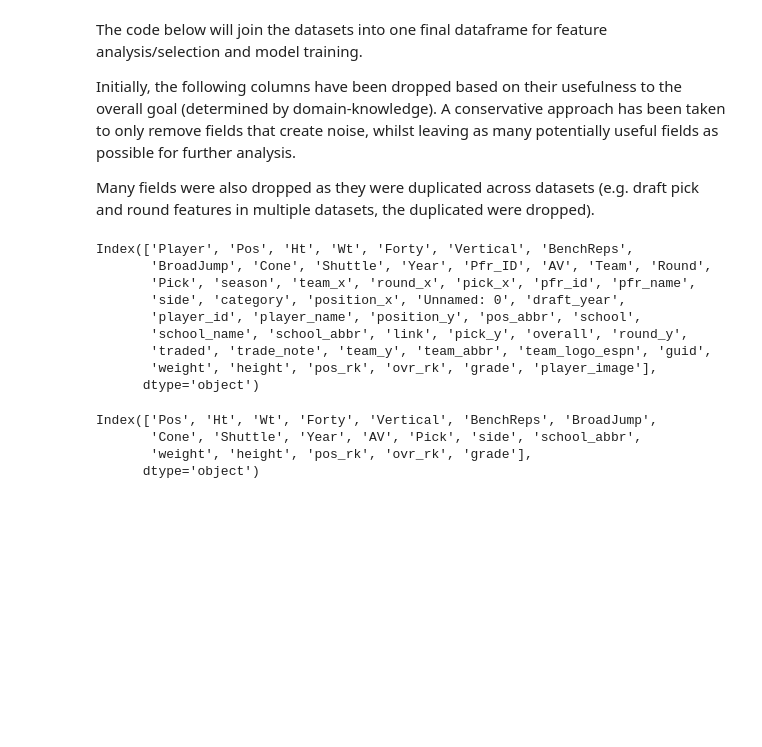
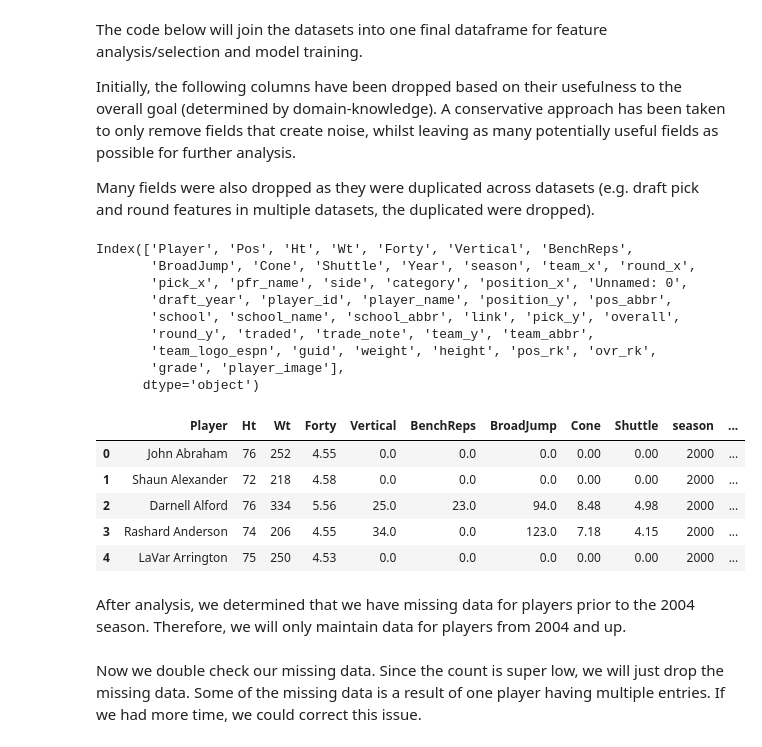
Before and after one commit to Lennyj89/ADS508, a Jupyter notebook: FinalProject.ipynb, the cells around one changed output. Drawn from its saved outputs; the diff is of its cells as text; code cells hidden in the pictures; blank space fills up the shorter version.

```diff
--- a/FinalProject.ipynb
+++ b/FinalProject.ipynb
@@ -131,7 +130,7 @@ dtype: object
 # %% [markdown]
 Unfortunately in this dataset, the player_id field contained many NaN's and was hence dropped. Instead, the player name (pfr_name) will be used to join data sets.
 # %%
-picks = read_csv('draft_picks.csv').drop(columns=['Unnamed: 0'])
+picks = read_csv('draft_picks.csv').drop(columns=['Unnamed: 0','pfr_id'])
 # %% [output]
 Successfuly read 11632 records into df
 # %%
@@ -312,30 +314,28 @@ Initially, the following columns have been dropped based on their usefulness to
 
 Many fields were also dropped as they were duplicated across datasets (e.g. draft pick and round features in multiple datasets, the duplicated were dropped).
 # %%
-df = pd.merge(combine, picks, left_on = ['Pfr_ID', 'Year'], right_on = ['pfr_id', 'season'])
+df = pd.merge(combine, picks, left_on = ['Player', 'Year'], right_on = ['pfr_name', 'season'])
 df2 = pd.merge(df, prospects, left_on = ['Player', 'Year'], right_on = ['player_name', 'draft_year'])
 print(df2.columns)
 # %% [output]
 Index(['Player', 'Pos', 'Ht', 'Wt', 'Forty', 'Vertical', 'BenchReps',
-       'BroadJump', 'Cone', 'Shuttle', 'Year', 'Pfr_ID', 'AV', 'Team', 'Round',
-       'Pick', 'season', 'team_x', 'round_x', 'pick_x', 'pfr_id', 'pfr_name',
-       'side', 'category', 'position_x', 'Unnamed: 0', 'draft_year',
-       'player_id', 'player_name', 'position_y', 'pos_abbr', 'school',
-       'school_name', 'school_abbr', 'link', 'pick_y', 'overall', 'round_y',
-       'traded', 'trade_note', 'team_y', 'team_abbr', 'team_logo_espn', 'guid',
-       'weight', 'height', 'pos_rk', 'ovr_rk', 'grade', 'player_image'],
+       'BroadJump', 'Cone', 'Shuttle', 'Year', 'season', 'team_x', 'round_x',
+       'pick_x', 'pfr_name', 'side', 'category', 'position_x', 'Unnamed: 0',
+       'draft_year', 'player_id', 'player_name', 'position_y', 'pos_abbr',
+       'school', 'school_name', 'school_abbr', 'link', 'pick_y', 'overall',
+       'round_y', 'traded', 'trade_note', 'team_y', 'team_abbr',
+       'team_logo_espn', 'guid', 'weight', 'height', 'pos_rk', 'ovr_rk',
+       'grade', 'player_image'],
       dtype='object')
 # %%
-df2.drop(columns=['Player','Pfr_ID','Team','season','team_x','round_x','pick_x', 'pfr_id', 'pfr_name','position_x','Round', 'Unnamed: 0', 'draft_year',
-       'player_id', 'player_name', 'position_y', 'pos_abbr','school',
-       'school_name','link', 'pick_y', 'overall', 'round_y','category',
-       'traded', 'trade_note', 'team_y', 'team_abbr', 'team_logo_espn', 'guid','player_image'], inplace=True)
-
-df2.dropna(inplace=True)
+df2.drop(columns=['Pos','Year','team_x','round_x','pick_x','pfr_name','category', 'Unnamed: 0', 'draft_year','player_id','player_name', 'position_y', 'pos_abbr',
+       'school_name', 'school_abbr', 'link', 'traded','trade_note', 'ovr_rk',
+       'team_abbr','team_logo_espn', 'guid', 'weight', 'height','player_image'], inplace=True)
+df2.head()
+# %% [output]
+|  | Player | Ht | Wt | Forty | Vertical | BenchReps | BroadJump | Cone | Shuttle | season | ... |
+| 0 | John Abraham | 76 | 252 | 4.55 | 0.0 | 0.0 | 0.0 | 0.00 | 0.00 | 2000 | ... |
+| 1 | Shaun Alexander | 72 | 218 | 4.58 | 0.0 | 0.0 | 0.0 | 0.00 | 0.00 | 2000 | ... |
+| 2 | Darnell Alford | 76 | 334 | 5.56 | 25.0 | 23.0 | 94.0 | 8.48 | 4.98 | 2000 | ... |
+| 3 | Rashard Anderson | 74 | 206 | 4.55 | 34.0 | 0.0 | 123.0 | 7.18 | 4.15 | 2000 | ... |
+| 4 | LaVar Arrington | 75 | 250 | 4.53 | 0.0 | 0.0 | 0.0 | 0.00 | 0.00 | 2000 | ... |
-# %%
-df2
-# %% [output]
-Index(['Pos', 'Ht', 'Wt', 'Forty', 'Vertical', 'BenchReps', 'BroadJump',
-       'Cone', 'Shuttle', 'Year', 'AV', 'Pick', 'side', 'school_abbr',
-       'weight', 'height', 'pos_rk', 'ovr_rk', 'grade'],
-      dtype='object')
@@ -343,0 +342,2 @@ Index(['Pos', 'Ht', 'Wt', 'Forty', 'Vertical', 'BenchReps', 'BroadJump',
+# %% [markdown]
+After analysis, we determined that we have missing data for players prior to the 2004 season.  Therefore, we will only maintain data for players from 2004 and up.
@@ -343,0 +346,2 @@ Index(['Pos', 'Ht', 'Wt', 'Forty', 'Vertical', 'BenchReps', 'BroadJump',
+# %% [markdown]
+Now we double check our missing data.  Since the count is super low, we will just drop the missing data.  Some of the missing data is a result of one player having multiple entries.  If we had more time, we could correct this issue.
```
Also changed, not shown: parts of 24 cells of this notebook.
